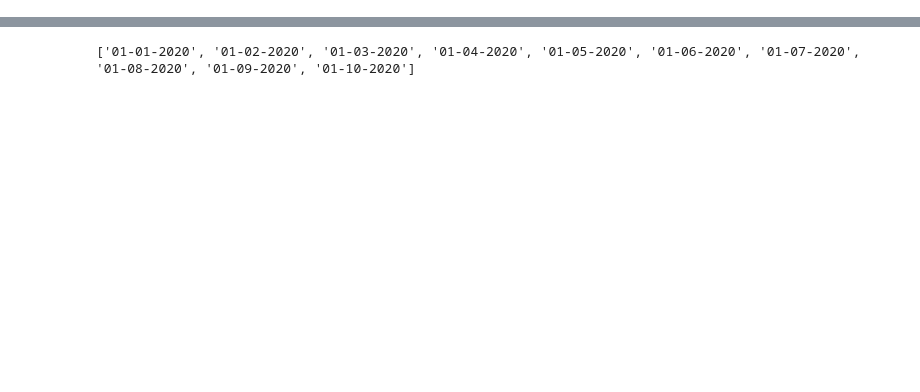
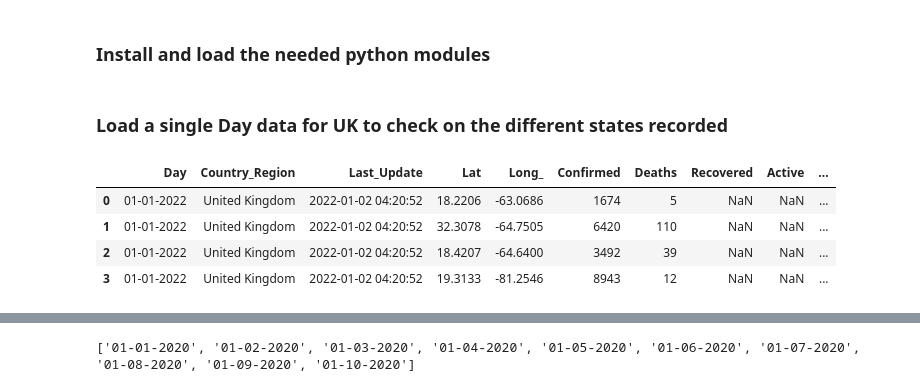
Before and after one commit to ibabedal/de_homeworks_solution, a Jupyter notebook: homework2/notebooks/Ibrahim_JHU_covid19.ipynb, the cells around one changed output, grey strips where cells are left out. Cells and saved outputs as stored; diff of their text form; code cells hidden in the pictures; blank space fills up the shorter version.

```diff
--- a/homework2/notebooks/Ibrahim_JHU_covid19.ipynb
+++ b/homework2/notebooks/Ibrahim_JHU_covid19.ipynb
@@ -1,3 +1,5 @@
+# %% [markdown]
+### Install and load the needed python modules
 # %%
 try:
     import psycopg2
@@ -28,3 +30,23 @@ try:
 except:
     !pip install sklearn
     import sklearn
+# %% [markdown]
+### Load a single Day data for UK to check on the different states recorded
+# %%
+import pandas as pd
+Day='01-01-2022'
+URL_Day=f'https://raw.githubusercontent.com/CSSEGISandData/COVID-19/master/csse_covid_19_data/csse_covid_19_daily_reports/{Day}.csv'
+DF_day=pd.read_csv(URL_Day)
+DF_day['Day']=Day
+cond=(DF_day.Country_Region=='United Kingdom')#&(DF_day.Province_State=='England')
+Selec_columns=['Day','Country_Region', 'Last_Update',
+       'Lat', 'Long_', 'Confirmed', 'Deaths', 'Recovered', 'Active',
+       'Combined_Key', 'Incident_Rate', 'Case_Fatality_Ratio','Province_State']
+DF_i=DF_day[cond][Selec_columns].reset_index(drop=True)
+DF_i.head(4)
+# %% [output]
+|  | Day | Country_Region | Last_Update | Lat | Long_ | Confirmed | Deaths | Recovered | Active | ... |
+| 0 | 01-01-2022 | United Kingdom | 2022-01-02 04:20:52 | 18.2206 | -63.0686 | 1674 | 5 | NaN | NaN | ... |
+| 1 | 01-01-2022 | United Kingdom | 2022-01-02 04:20:52 | 32.3078 | -64.7505 | 6420 | 110 | NaN | NaN | ... |
+| 2 | 01-01-2022 | United Kingdom | 2022-01-02 04:20:52 | 18.4207 | -64.6400 | 3492 | 39 | NaN | NaN | ... |
+| 3 | 01-01-2022 | United Kingdom | 2022-01-02 04:20:52 | 19.3133 | -81.2546 | 8943 | 12 | NaN | NaN | ... |
```
Also changed, not shown: parts of 9 cells of this notebook, 11 other files.
